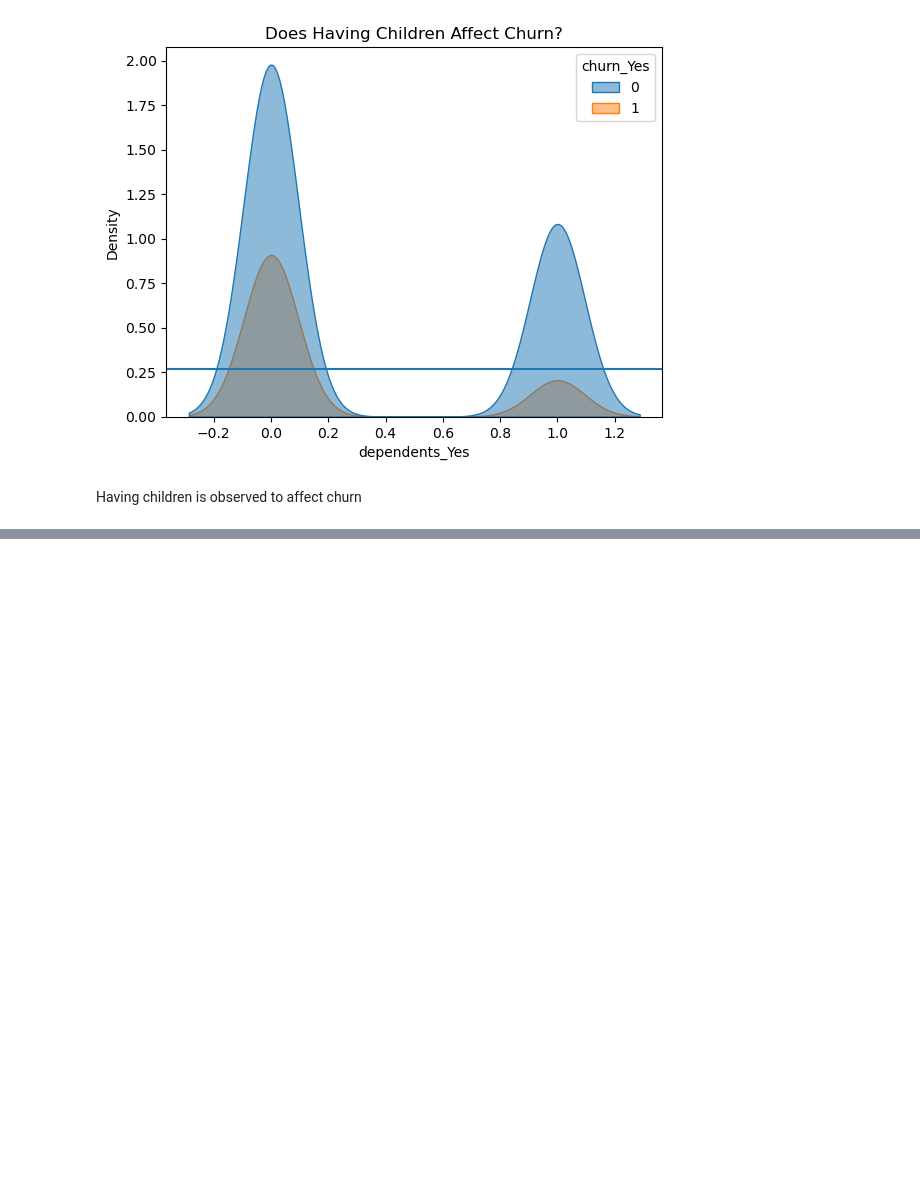
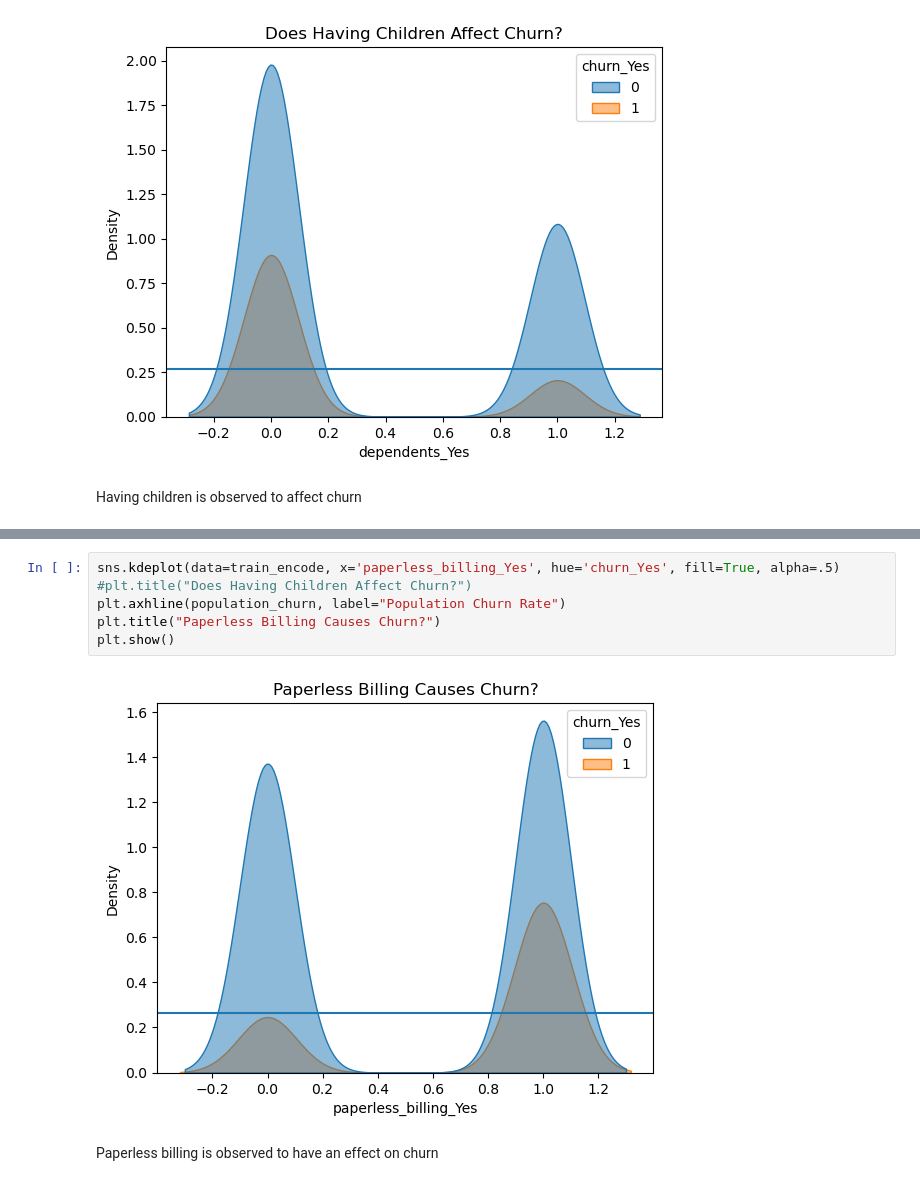
Before and after one commit to mikaul-mcdermid/Codeup-data-science, a Jupyter notebook: classification_project/Final Report.ipynb, the cells around one changed output, grey strips where cells are left out. Cells and saved outputs as stored; diff of their text form; blank space fills up the shorter version.

```diff
--- a/classification_project/Final Report.ipynb
+++ b/classification_project/Final Report.ipynb
@@ -241,0 +253,10 @@ Having children is observed to affect churn
+# %%
+sns.kdeplot(data=train_encode, x='paperless_billing_Yes', hue='churn_Yes', fill=True, alpha=.5)
+#plt.title("Does Having Children Affect Churn?")
+plt.axhline(population_churn, label="Population Churn Rate")
+plt.title("Paperless Billing Causes Churn?")
+plt.show()
+# %% [output]
+[figure, added]
+# %% [markdown]
+Paperless billing is observed to have an effect on churn
```
Also changed, not shown: parts of 15 cells of this notebook, 1 other file.
